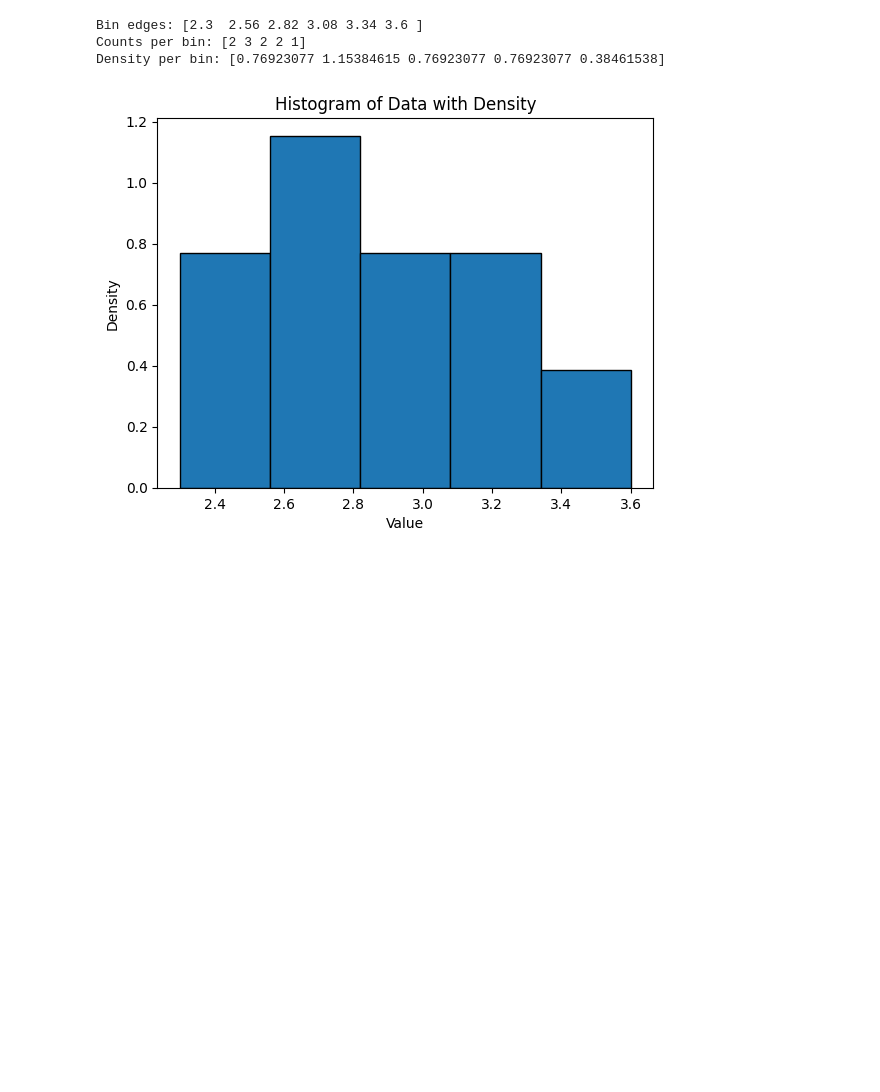
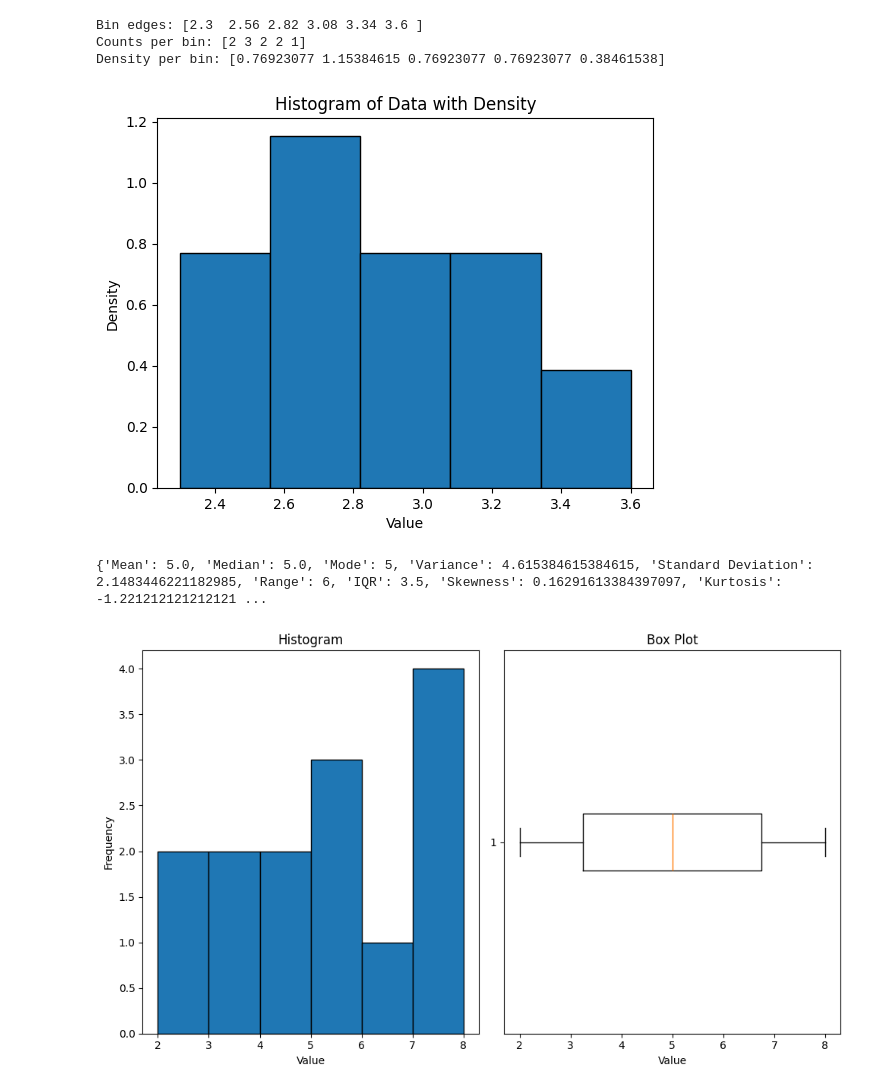
Before and after one commit to Prashantthhh/stmlb39, a Jupyter notebook: ass_1.ipynb, the cells around one changed output. Saved outputs shown, nothing was run; the diff lists cells and outputs as text; code cells hidden in the pictures; blank space fills up the shorter version.

```diff
--- a/ass_1.ipynb
+++ b/ass_1.ipynb
@@ -36,3 +36,78 @@ Bin edges: [2.3  2.56 2.82 3.08 3.34 3.6 ]
 Counts per bin: [2 3 2 2 1]
 Density per bin: [0.76923077 1.15384615 0.76923077 0.76923077 0.38461538]
 [figure]
+# %%
+import pandas as pd
+import numpy as np
+import scipy.stats as stats
+import matplotlib.pyplot as plt
+
+# Data
+x = np.array([4, 5, 5, 6, 8, 3, 2, 8, 4, 3, 2, 7, 5, 8])
+
+# Pandas DataFrame for convenient calculations
+data = pd.DataFrame({'x': x})
+
+# Mean
+mean_x = data['x'].mean()
+
+# Median
+median_x = data['x'].median()
+
+# Mode
+mode_x = data['x'].mode()[0]
+
+# Variance
+variance_x = data['x'].var()
+
+# Standard Deviation
+std_dev_x = data['x'].std()
+
+# Range
+range_x = data['x'].max() - data['x'].min()
+
+# Interquartile Range (IQR)
+iqr_x = data['x'].quantile(0.75) - data['x'].quantile(0.25)
+
+# Skewness
+skewness_x = data['x'].skew()
+
+# Kurtosis
+kurtosis_x = data['x'].kurtosis()
+
+# Display results
+results = {
+    'Mean': mean_x,
+    'Median': median_x,
+    'Mode': mode_x,
+    'Variance': variance_x,
+    'Standard Deviation': std_dev_x,
+    'Range': range_x,
+    'IQR': iqr_x,
+    'Skewness': skewness_x,
+    'Kurtosis': kurtosis_x
+}
+
+print(results)
+
+# Visualization with Matplotlib
+plt.figure(figsize=(10, 6))
+
+# Histogram
+plt.subplot(1, 2, 1)
+plt.hist(x, bins=range(min(x), max(x) + 1), edgecolor='black')
+plt.title('Histogram')
+plt.xlabel('Value')
+plt.ylabel('Frequency')
+
+# Box plot
+plt.subplot(1, 2, 2)
+plt.boxplot(x, vert=False)
+plt.title('Box Plot')
+plt.xlabel('Value')
+
+plt.tight_layout()
+plt.show()
+# %% [output]
+{'Mean': 5.0, 'Median': 5.0, 'Mode': 5, 'Variance': 4.615384615384615, 'Standard Deviation': 2.1483446221182985, 'Range': 6, 'IQR': 3.5, 'Skewness': 0.16291613384397097, 'Kurtosis': -1.221212121212121 ...
+[figure, added]
```
